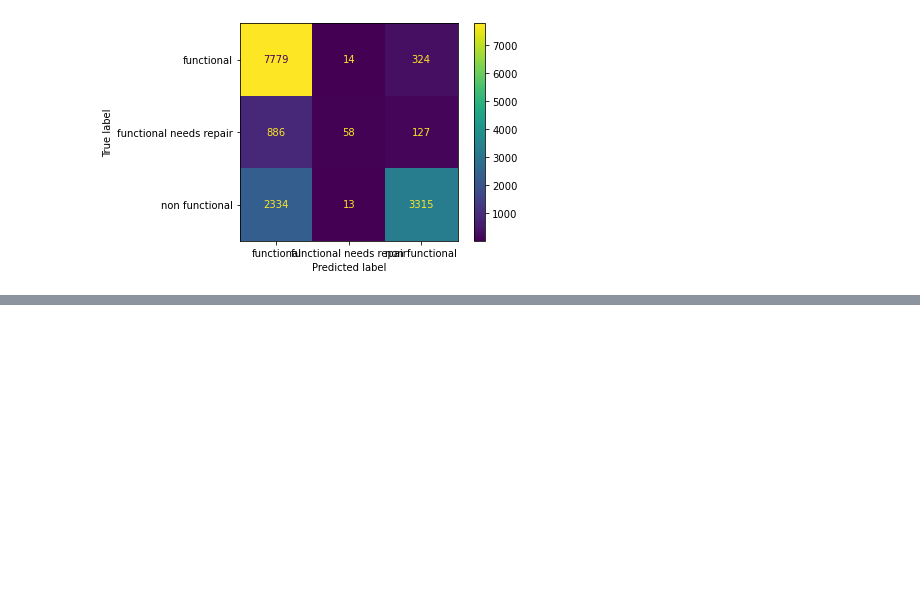
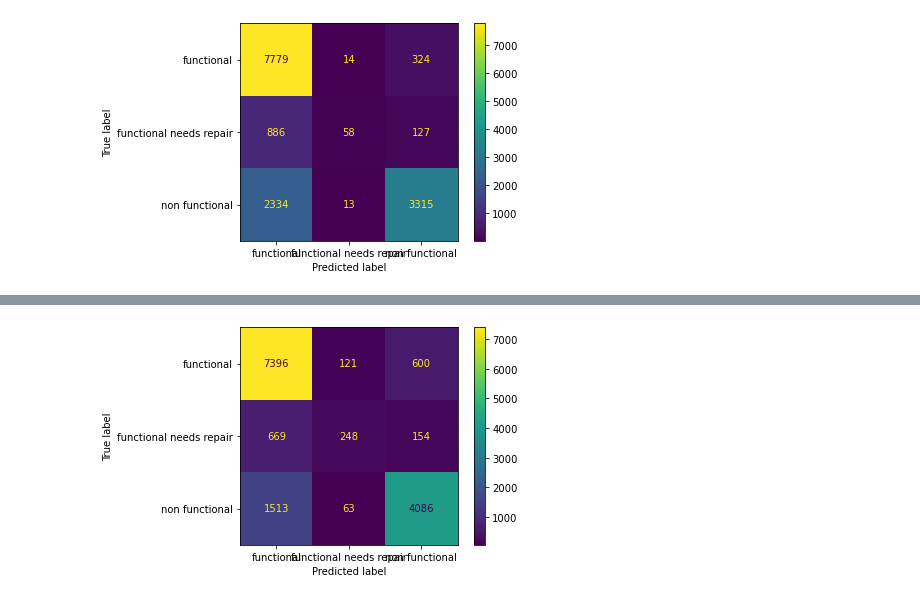
Before and after one commit to OlgertHasko/Tanzanian-Water-Wells, a Jupyter notebook: test.ipynb, the cells around one changed output, grey strips where cells are left out. Drawn from its saved outputs; the diff is of its cells as text; code cells hidden in the pictures; blank space fills up the shorter version.

```diff
--- a/test.ipynb
+++ b/test.ipynb
@@ -338,0 +461,2 @@ y_hat = gbc_model_pipe.predict(X_test)
+# %%
+gbc_model_pipe.fit(X_train, y_train)
@@ -338,0 +512,4 @@ y_hat = gbc_model_pipe.predict(X_test)
+# %%
+cat_boost_pipe = Pipeline([('ct1', CT), ('cat', CatBoostClassifier())])
+# %%
+cat_boost_pipe.fit(X_train, y_train)
@@ -338,0 +580,3 @@ y_hat = gbc_model_pipe.predict(X_test)
+# %%
+cat_boost_pipe1 = Pipeline([('ct', CT), ('cat', CatBoostClassifier())])
+cat_boost_pipe1.fit(X_train, y_train)
@@ -338,0 +660,4 @@ y_hat = gbc_model_pipe.predict(X_test)
+# %%
+plot_confusion_matrix(cat_boost_pipe1, X_test, y_test);
+# %% [output]
+[figure, added]
```
Also changed, not shown: parts of 35 cells of this notebook, 8 other files.
